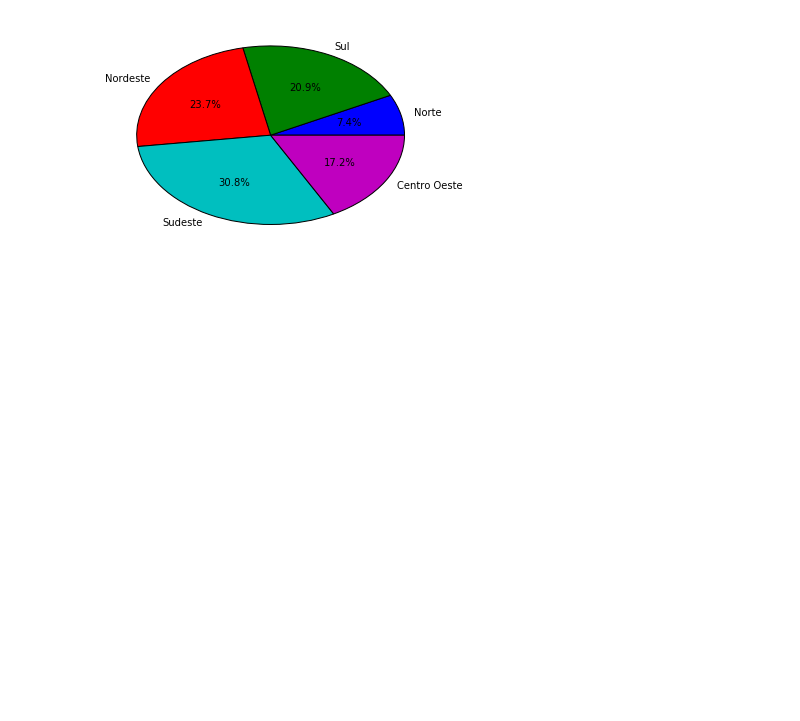
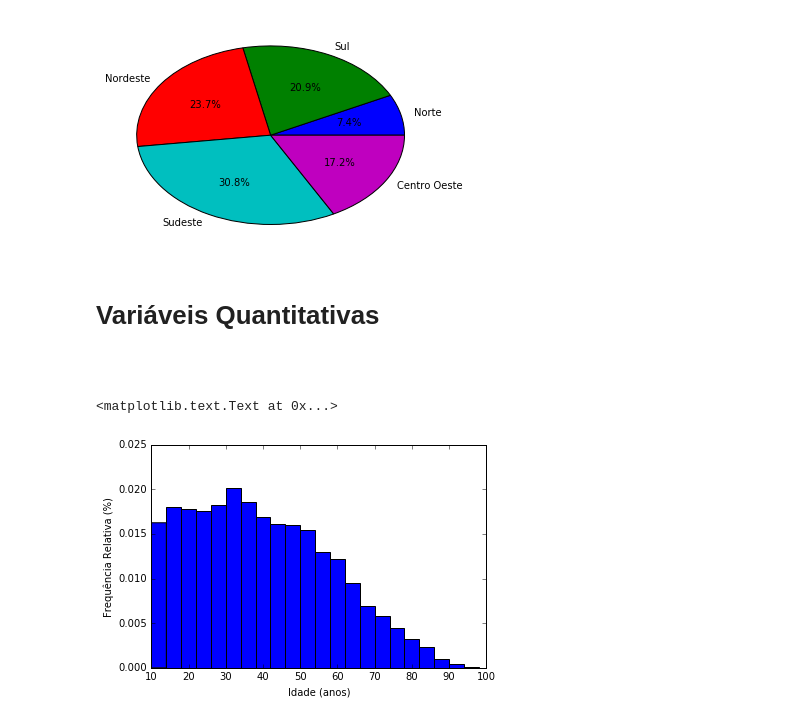
Before and after one commit to filipefborba/CD, a Jupyter notebook: Aula 2/Analise_GOLD_21.ipynb, the cells around one changed output. Saved outputs shown, nothing was run; the diff lists cells and outputs as text; code cells hidden in the pictures; blank space fills up the shorter version.

Commit message:
Analise com quantitativas, Check 2

```diff
--- a/Aula 2/Aula02 Atividade Variáveis Qualitativas com PNAD.ipynb
+++ b/Aula 2/Analise_GOLD_21.ipynb
@@ -576,3 +576,7 @@ plt.pie(lista_dados_regiao, labels = labelsR, autopct = '%1.1f%%')
   <matplotlib.text.Text at 0x...>,
   <matplotlib.text.Text at 0x...>])
 [figure]
+# %% [markdown]
+# Variáveis Quantitativas
+# %% [markdown]
+##
@@ -578,0 +585,10 @@ plt.pie(lista_dados_regiao, labels = labelsR, autopct = '%1.1f%%')
+# %%
+#Idade (V8005)
+idades = np.arange(10,100,4)
+idadesp = dados[(dados.UF == 35)].V8005
+plot = idadesp.plot.hist(bins = idades, normed = 1)
+plt.ylabel("Frequência Relativa (%)")
+plt.xlabel("Idade (anos)")
+# %% [output]
+<matplotlib.text.Text at 0x...>
+[figure, added]
```
Also changed, not shown: parts of 11 cells of this notebook, 1 other file.
